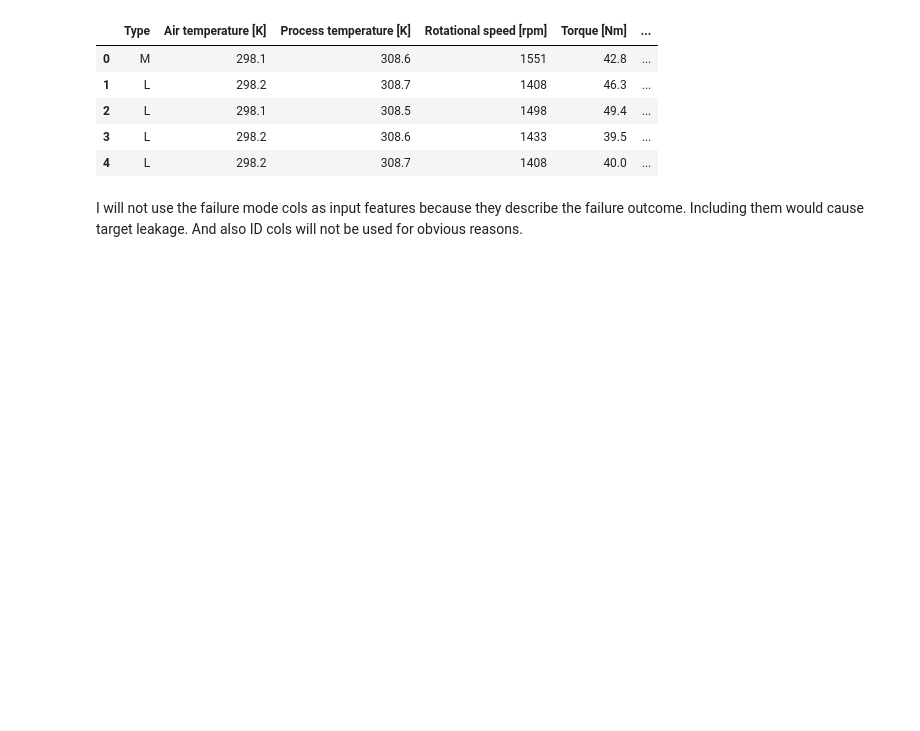
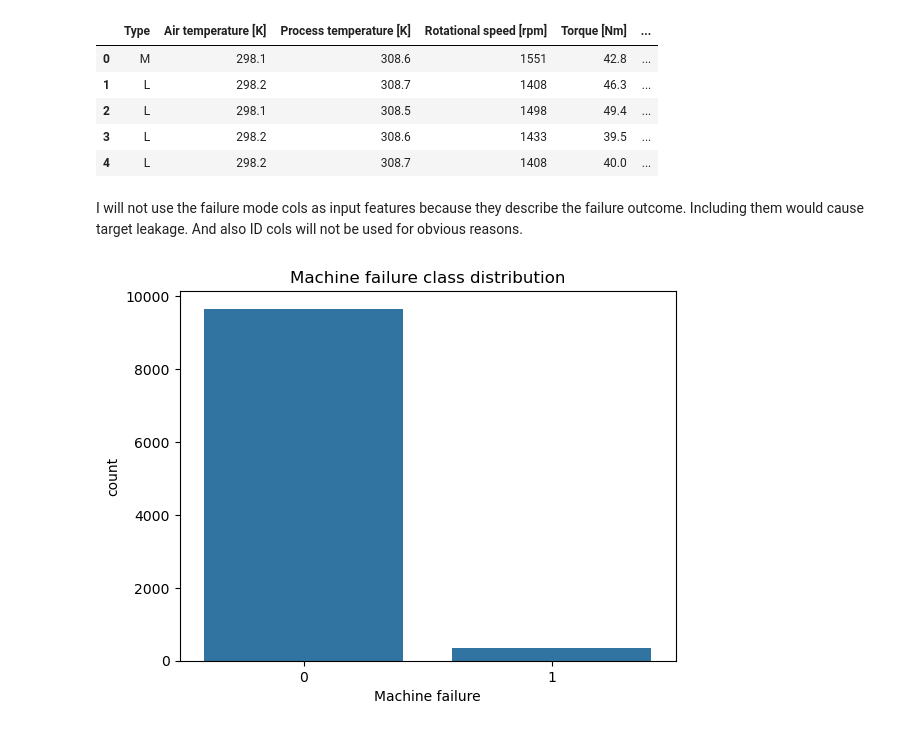
Before and after one commit to shashwatsharv7/machineguard-ai, a Jupyter notebook: notebooks/01_eda.ipynb, the cells around one changed output. Cells and saved outputs as stored; diff of their text form; code cells hidden in the pictures; blank space fills up the shorter version.

Commit message:
Added visual EDA for sensor features

```diff
--- a/notebooks/01_eda.ipynb
+++ b/notebooks/01_eda.ipynb
@@ -107,3 +109,10 @@ df[feature_col + [target_col]].head()
 | 4 | L | 298.2 | 308.7 | 1408 | 40.0 | ... |
 # %% [markdown]
 I will not use the failure mode cols as input features because they describe the failure outcome. Including them would cause target leakage. And also ID cols will not be used for obvious reasons.
+# %%
+# Target count plot
+sns.countplot(data=df , x="Machine failure")
+plt.title("Machine failure class distribution")
+plt.show()
+# %% [output]
+[figure, added]
```
Also changed, not shown: parts of 6 cells of this notebook.
